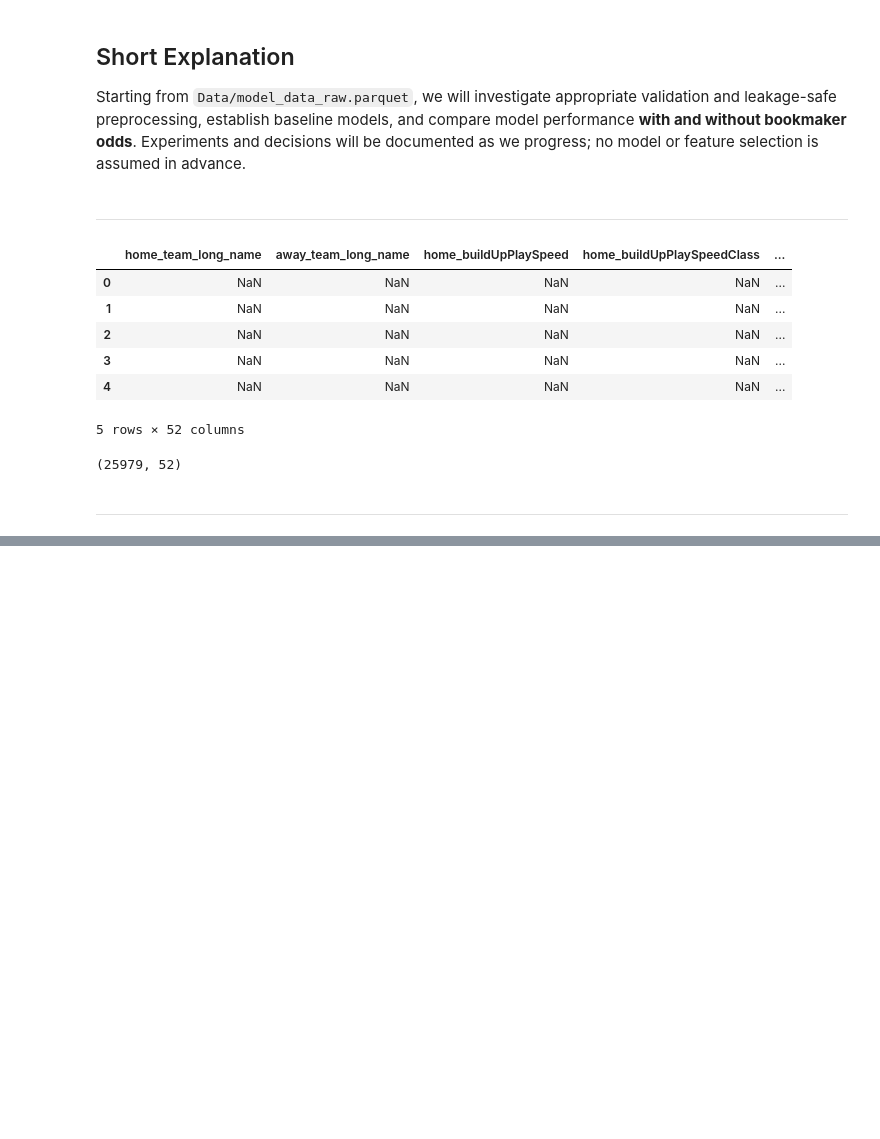
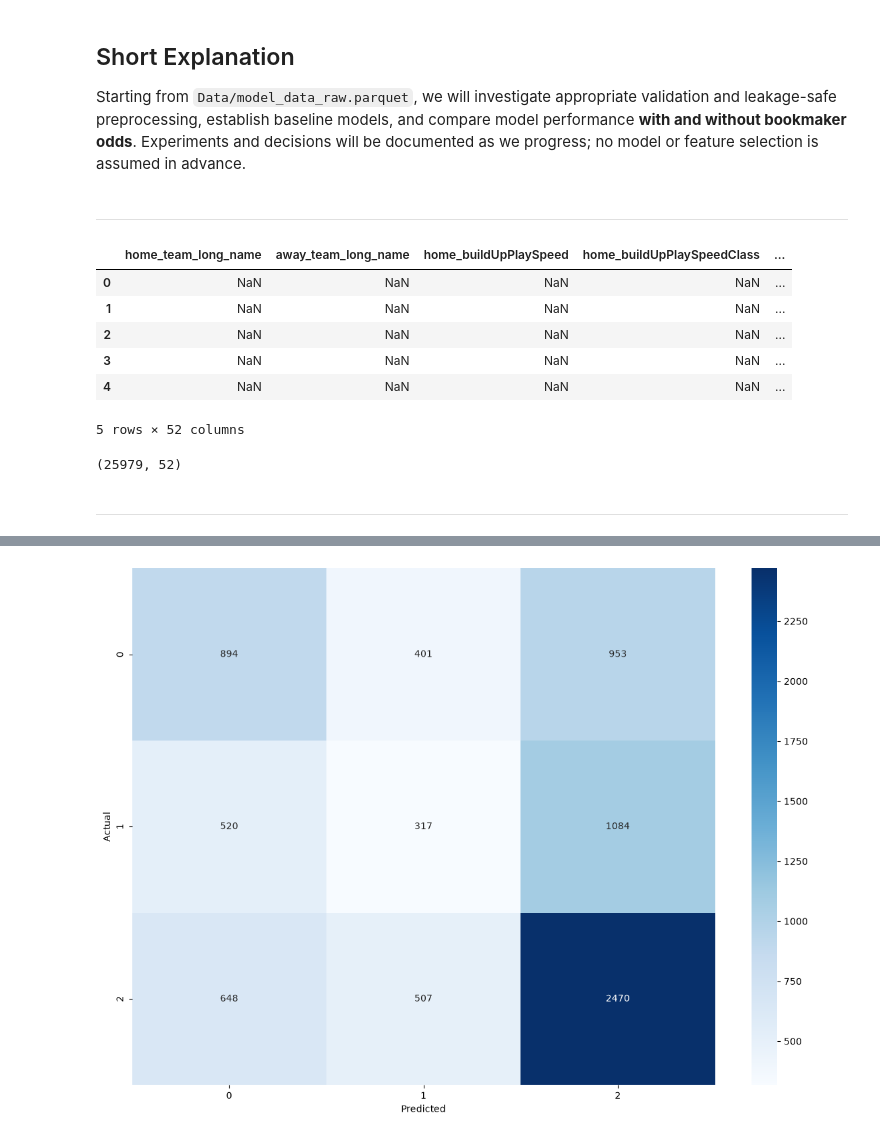
Before and after one commit to Aalli-Talpur/football-match-outcome-prediction, a Jupyter notebook: Notebook/03_Model_Experimentation.ipynb, the cells around one changed output, grey strips where cells are left out. Cells and saved outputs as stored; diff of their text form; code cells hidden in the pictures; blank space fills up the shorter version.

```diff
--- a/Notebook/03_Model_Experimentation.ipynb
+++ b/Notebook/03_Model_Experimentation.ipynb
@@ -32,0 +131,4 @@ data.shape
+# %%
+from sklearn.model_selection import train_test_split
+
+x_train, x_test, y_train, y_test = train_test_split(x ,y, test_size=0.3, random_state=1)
@@ -32,0 +144,4 @@ data.shape
+# %%
+model_1 = XGBClassifier(n_estimators=150, max_depth=8, learning_rate=0.1, min_child_weight=20, gamma=0, enable_categorical=True, random_state=1)
+# %%
+model_1.fit(x_train, y_train)
@@ -32,0 +160,3 @@ data.shape
+# %%
+y_hat = model_1.predict(x_test)
+y_hat_train = model_1.predict(x_train)
@@ -32,0 +189,9 @@ data.shape
+# %%
+cm = confusion_matrix(y_test, y_hat)
+plt.figure(figsize=(14,10))
+sns.heatmap(cm, annot=True, fmt="d", cmap="Blues")
+plt.xlabel("Predicted")
+plt.ylabel("Actual")
+plt.show()
+# %% [output]
+[figure, added]
```
Also changed, not shown: parts of 24 cells of this notebook, 5 other files.
